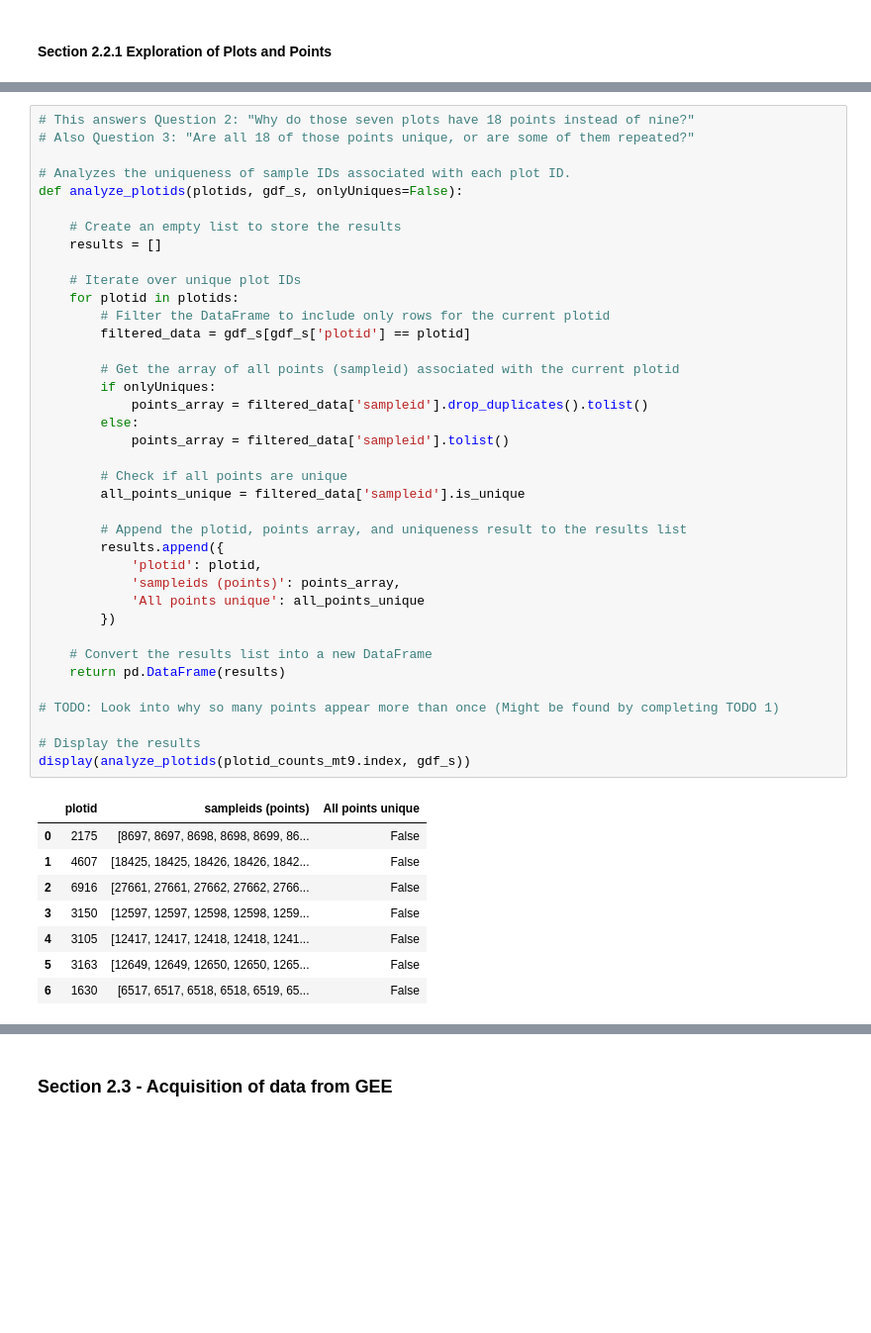
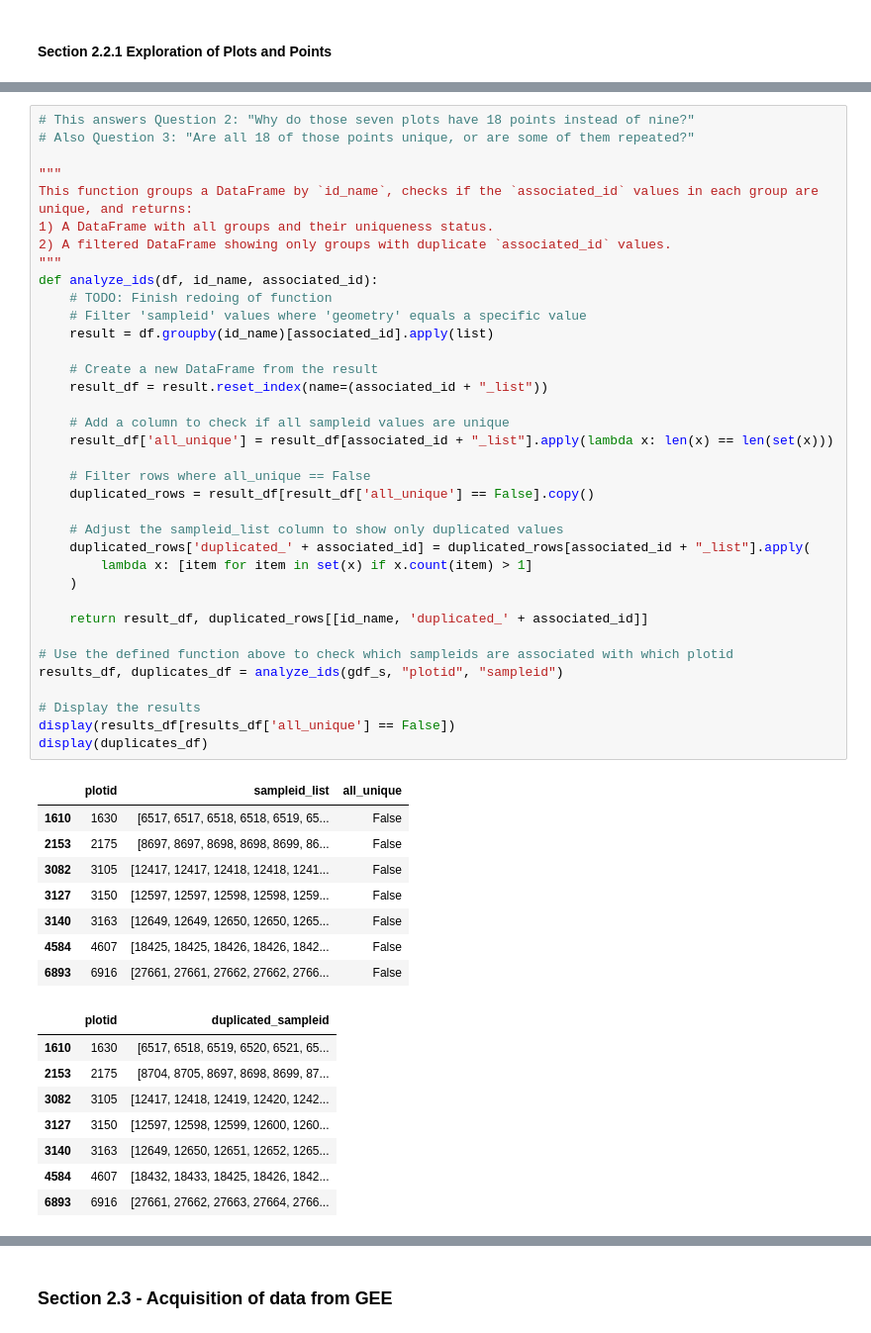
Before and after one commit to peaquainoo/NDMN-Notebooks, a Jupyter notebook: CostaRica-Notebook/Data Acquisition Team/DanV2_Pipeline_DAT.ipynb, the cells around one changed output, grey strips where cells are left out. Shown: that part at 99% size. Saved outputs shown, nothing was run; the diff lists cells and outputs as text; blank space fills up the shorter version.

```diff
--- a/CostaRica-Notebook/Data Acquisition Team/DanV2_Pipeline_DAT.ipynb
+++ b/CostaRica-Notebook/Data Acquisition Team/DanV2_Pipeline_DAT.ipynb
@@ -363,50 +351,56 @@ Out of all the sampleids (points) in our data:
 # %%
 # This answers Question 2: "Why do those seven plots have 18 points instead of nine?"
 # Also Question 3: "Are all 18 of those points unique, or are some of them repeated?"
 
-# Analyzes the uniqueness of sample IDs associated with each plot ID.
-def analyze_plotids(plotids, gdf_s, onlyUniques=False):
+"""
+This function groups a DataFrame by `id_name`, checks if the `associated_id` values in each group are unique, and returns:
+1) A DataFrame with all groups and their uniqueness status.
+2) A filtered DataFrame showing only groups with duplicate `associated_id` values.
+"""
+def analyze_ids(df, id_name, associated_id):
+    # TODO: Finish redoing of function
+    # Filter 'sampleid' values where 'geometry' equals a specific value
+    result = df.groupby(id_name)[associated_id].apply(list)
 
-    # Create an empty list to store the results
-    results = []
+    # Create a new DataFrame from the result
+    result_df = result.reset_index(name=(associated_id + "_list"))
 
-    # Iterate over unique plot IDs
-    for plotid in plotids:
-        # Filter the DataFrame to include only rows for the current plotid
-        filtered_data = gdf_s[gdf_s['plotid'] == plotid]
+    # Add a column to check if all sampleid values are unique
+    result_df['all_unique'] = result_df[associated_id + "_list"].apply(lambda x: len(x) == len(set(x)))
 
-        # Get the array of all points (sampleid) associated with the current plotid
-        if onlyUniques:
-            points_array = filtered_data['sampleid'].drop_duplicates().tolist()
-        else:
-            points_array = filtered_data['sampleid'].tolist()
+    # Filter rows where all_unique == False
+    duplicated_rows = result_df[result_df['all_unique'] == False].copy()
 
-        # Check if all points are unique
-        all_points_unique = filtered_data['sampleid'].is_unique
+    # Adjust the sampleid_list column to show only duplicated values
+    duplicated_rows['duplicated_' + associated_id] = duplicated_rows[associated_id + "_list"].apply(
+        lambda x: [item for item in set(x) if x.count(item) > 1]
+    )
 
-        # Append the plotid, points array, and uniqueness result to the results list
-        results.append({
-            'plotid': plotid,
-            'sampleids (points)': points_array,
-            'All points unique': all_points_unique
-        })
+    return result_df, duplicated_rows[[id_name, 'duplicated_' + associated_id]]
 
-    # Convert the results list into a new DataFrame
-    return pd.DataFrame(results)
-
-# TODO: Look into why so many points appear more than once (Might be found by completing TODO 1)
+# Use the defined function above to check which sampleids are associated with which plotid
+results_df, duplicates_df = analyze_ids(gdf_s, "plotid", "sampleid")
 
 # Display the results
-display(analyze_plotids(plotid_counts_mt9.index, gdf_s))
+display(results_df[results_df['all_unique'] == False])
+display(duplicates_df)
 # %% [output]
-|  | plotid | sampleids (points) | All points unique |
-| 0 | 2175 | [8697, 8697, 8698, 8698, 8699, 86... | False |
-| 1 | 4607 | [18425, 18425, 18426, 18426, 1842... | False |
-| 2 | 6916 | [27661, 27661, 27662, 27662, 2766... | False |
-| 3 | 3150 | [12597, 12597, 12598, 12598, 1259... | False |
-| 4 | 3105 | [12417, 12417, 12418, 12418, 1241... | False |
-| 5 | 3163 | [12649, 12649, 12650, 12650, 1265... | False |
-| 6 | 1630 | [6517, 6517, 6518, 6518, 6519, 65... | False |
+|  | plotid | sampleid_list | all_unique |
+| 1610 | 1630 | [6517, 6517, 6518, 6518, 6519, 65... | False |
+| 2153 | 2175 | [8697, 8697, 8698, 8698, 8699, 86... | False |
+| 3082 | 3105 | [12417, 12417, 12418, 12418, 1241... | False |
+| 3127 | 3150 | [12597, 12597, 12598, 12598, 1259... | False |
+| 3140 | 3163 | [12649, 12649, 12650, 12650, 1265... | False |
+| 4584 | 4607 | [18425, 18425, 18426, 18426, 1842... | False |
+| 6893 | 6916 | [27661, 27661, 27662, 27662, 2766... | False |
+|  | plotid | duplicated_sampleid |
+| 1610 | 1630 | [6517, 6518, 6519, 6520, 6521, 65... |
+| 2153 | 2175 | [8704, 8705, 8697, 8698, 8699, 87... |
+| 3082 | 3105 | [12417, 12418, 12419, 12420, 1242... |
+| 3127 | 3150 | [12597, 12598, 12599, 12600, 1260... |
+| 3140 | 3163 | [12649, 12650, 12651, 12652, 1265... |
+| 4584 | 4607 | [18432, 18433, 18425, 18426, 1842... |
+| 6893 | 6916 | [27661, 27662, 27663, 27664, 2766... |
 # %% [markdown]
 ##### **Recall Questions 2 & 3: "Why do those seven plots have 18 points instead of nine; also, are all 18 of those points unique, or are some of them repeated?"**
 Visually, we can tell that these seven plots:
```
Also changed, not shown: parts of 12 cells of this notebook.
